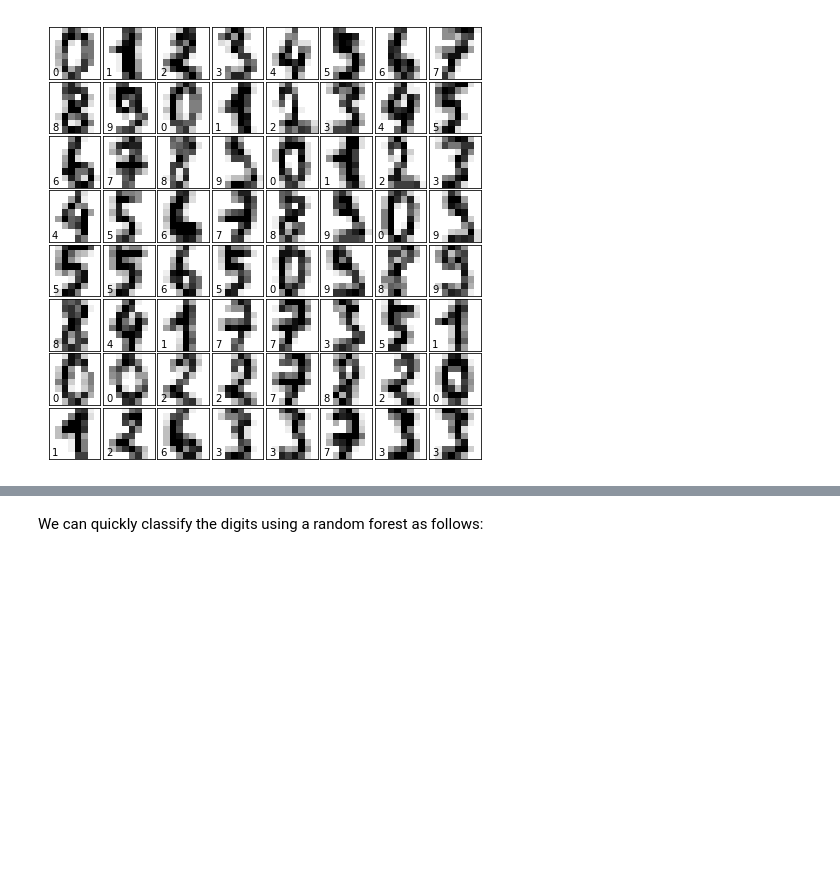
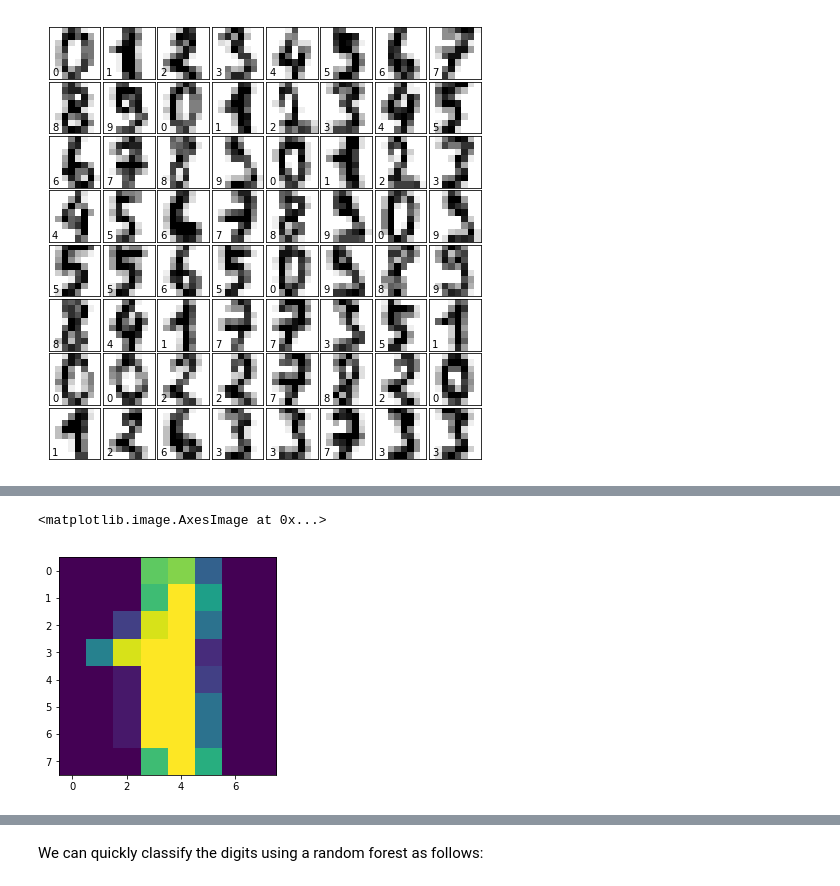
Before and after one commit to mrJTY/machine-learning-unsw, a Jupyter notebook: tutorials/ensemble/Lab8_EnsembleLearning_Qs.ipynb, the cells around one changed output, grey strips where cells are left out. Saved outputs shown, nothing was run; the diff lists cells and outputs as text; code cells hidden in the pictures; blank space fills up the shorter version.

```diff
--- a/tutorials/ensemble/Lab8_EnsembleLearning_Qs.ipynb
+++ b/tutorials/ensemble/Lab8_EnsembleLearning_Qs.ipynb
@@ -371,0 +430,5 @@ for i in range(64):
+# %%
+plt.imshow(digits['images'][1])
+# %% [output]
+<matplotlib.image.AxesImage at 0x...>
+[figure, added]
```
Also changed, not shown: parts of 16 cells of this notebook.
